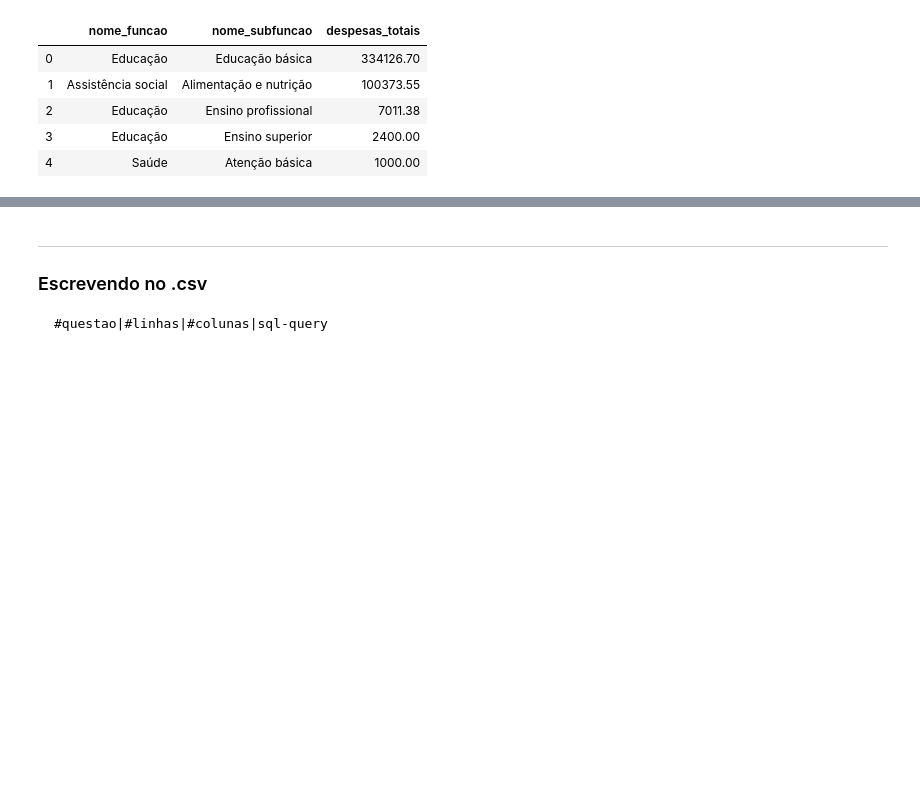
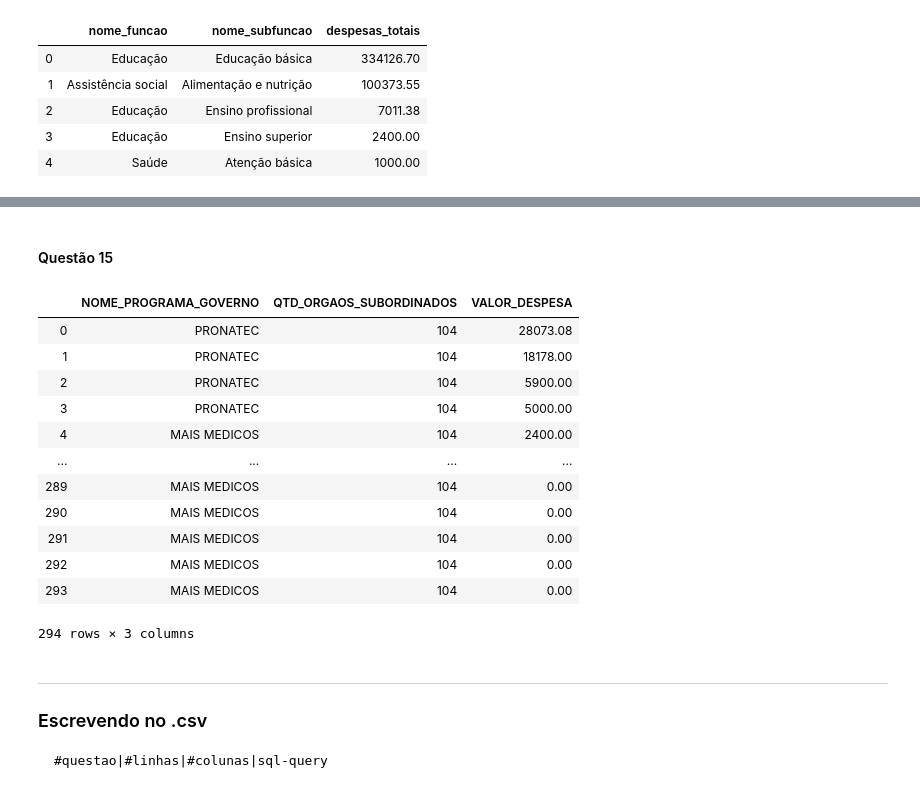
Before and after one commit to marcotmotta/ibd_20192, a Jupyter notebook: TP1/TP1.ipynb, the cells around one changed output, grey strips where cells are left out. Cells and saved outputs as stored; diff of their text form; code cells hidden in the pictures; blank space fills up the shorter version.

```diff
--- a/TP1/TP1.ipynb
+++ b/TP1/TP1.ipynb
@@ -195,3 +277,30 @@ q6
+# %% [markdown]
+#### Questão 15
+# %%
+q15_query = (
+    'select nome_programa_governo, qtd_orgaos_subordinados, valor_despesa '
+    'from despesa_publica '
+    'natural join orgao '
+    'natural join programa_governo '
+    'where nome_orgao=\'Ministério da Educação\' order by valor_despesa desc' # Ordenado apenas para visualização
+)
+
+q15 = query(q15_query)
+q15
+# %% [output]
+|  | NOME_PROGRAMA_GOVERNO | QTD_ORGAOS_SUBORDINADOS | VALOR_DESPESA |
+| 0 | PRONATEC | 104 | 28073.08 |
+| 1 | PRONATEC | 104 | 18178.00 |
+| 2 | PRONATEC | 104 | 5900.00 |
+| 3 | PRONATEC | 104 | 5000.00 |
+| 4 | MAIS MEDICOS | 104 | 2400.00 |
+| ... | ... | ... | ... |
+| 289 | MAIS MEDICOS | 104 | 0.00 |
+| 290 | MAIS MEDICOS | 104 | 0.00 |
+| 291 | MAIS MEDICOS | 104 | 0.00 |
+| 292 | MAIS MEDICOS | 104 | 0.00 |
+| 293 | MAIS MEDICOS | 104 | 0.00 |
+294 rows × 3 columns
 # %% [markdown]
 ---
 ### Escrevendo no .csv
```
Also changed, not shown: parts of 8 cells of this notebook, 1 other file.
